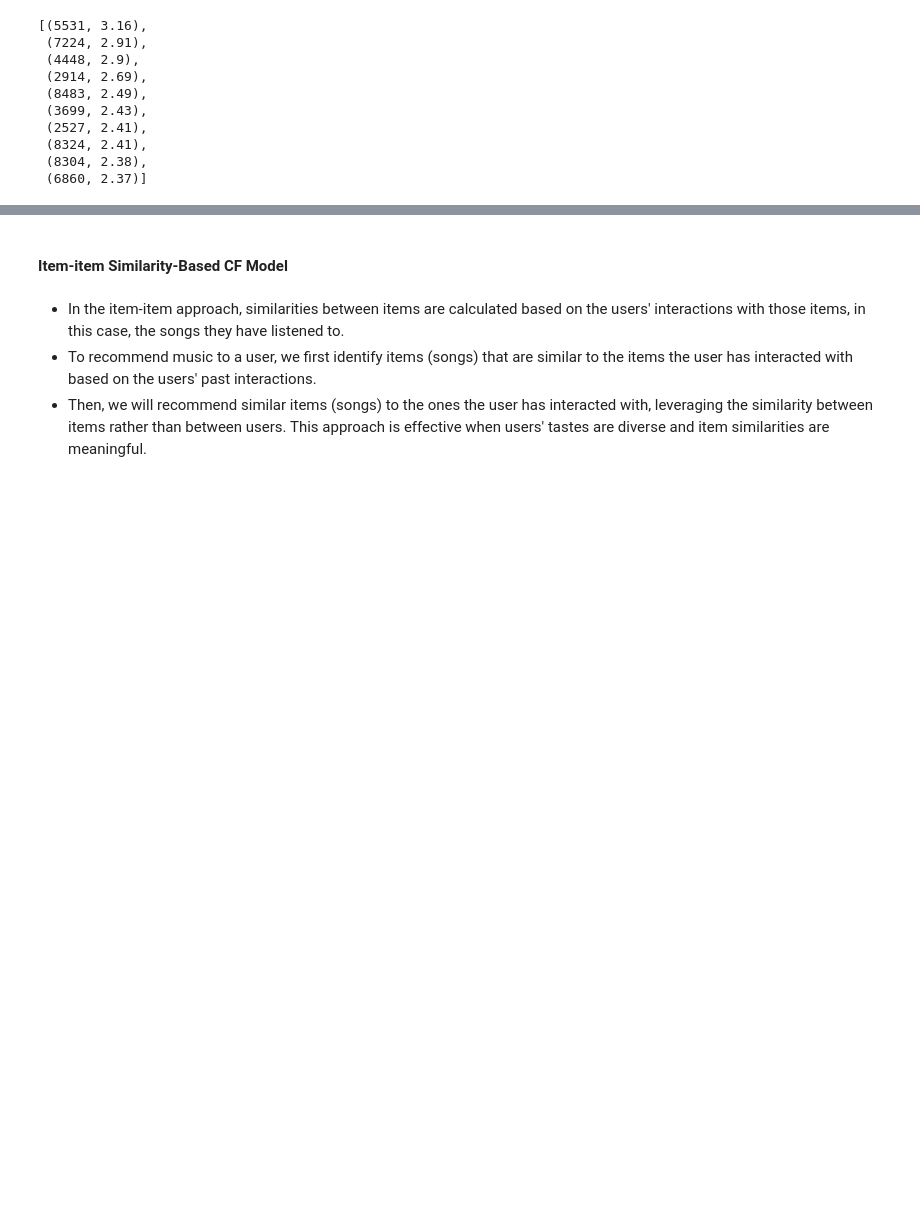
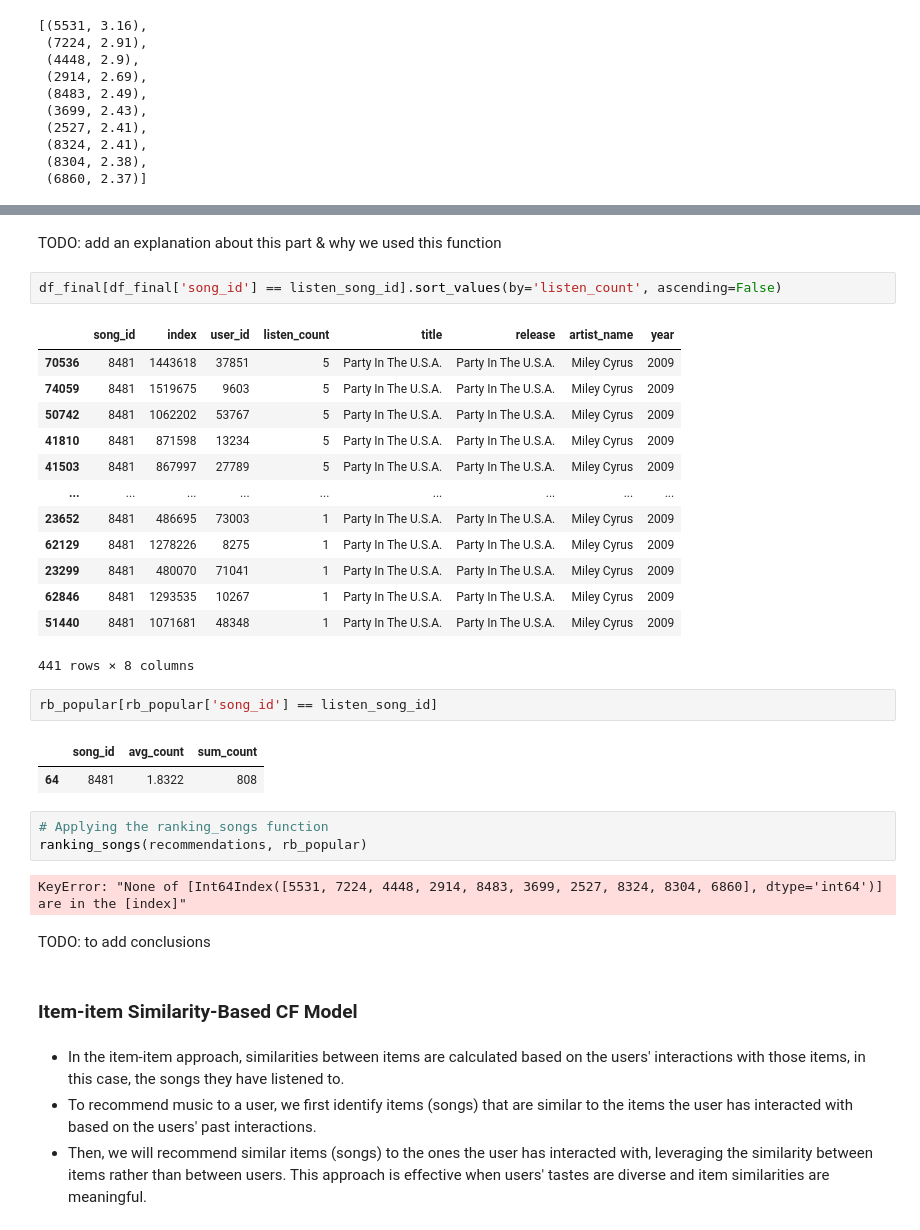
Before and after one commit to ariel-hedvat/AdvancedMLDLCourseAssignments, a Jupyter notebook: finalProject/Recommendation_System_Project_Group_4.ipynb, the cells around one changed output, grey strips where cells are left out. Saved outputs shown, nothing was run; the diff lists cells and outputs as text; blank space fills up the shorter version.

```diff
--- a/finalProject/Recommendation_System_Project_Group_4.ipynb
+++ b/finalProject/Recommendation_System_Project_Group_4.ipynb
@@ -2172,8 +2184,38 @@ pd.DataFrame(recommendations, columns=['song_id', 'predicted_play_count'])
 | 7 | 8324 | 2.41 |
 | 8 | 8304 | 2.38 |
 | 9 | 6860 | 2.37 |
+# %% [markdown]
+TODO: add an explanation about this part & why we used this function
+# %%
+df_final[df_final['song_id'] == listen_song_id].sort_values(by='listen_count', ascending=False)
+# %% [output]
+|  | song_id | index | user_id | listen_count | title | release | artist_name | year |
+| 70536 | 8481 | 1443618 | 37851 | 5 | Party In The U.S.A. | Party In The U.S.A. | Miley Cyrus | 2009 |
+| 74059 | 8481 | 1519675 | 9603 | 5 | Party In The U.S.A. | Party In The U.S.A. | Miley Cyrus | 2009 |
+| 50742 | 8481 | 1062202 | 53767 | 5 | Party In The U.S.A. | Party In The U.S.A. | Miley Cyrus | 2009 |
+| 41810 | 8481 | 871598 | 13234 | 5 | Party In The U.S.A. | Party In The U.S.A. | Miley Cyrus | 2009 |
+| 41503 | 8481 | 867997 | 27789 | 5 | Party In The U.S.A. | Party In The U.S.A. | Miley Cyrus | 2009 |
+| ... | ... | ... | ... | ... | ... | ... | ... | ... |
+| 23652 | 8481 | 486695 | 73003 | 1 | Party In The U.S.A. | Party In The U.S.A. | Miley Cyrus | 2009 |
+| 62129 | 8481 | 1278226 | 8275 | 1 | Party In The U.S.A. | Party In The U.S.A. | Miley Cyrus | 2009 |
+| 23299 | 8481 | 480070 | 71041 | 1 | Party In The U.S.A. | Party In The U.S.A. | Miley Cyrus | 2009 |
+| 62846 | 8481 | 1293535 | 10267 | 1 | Party In The U.S.A. | Party In The U.S.A. | Miley Cyrus | 2009 |
+| 51440 | 8481 | 1071681 | 48348 | 1 | Party In The U.S.A. | Party In The U.S.A. | Miley Cyrus | 2009 |
+441 rows × 8 columns
+# %%
+rb_popular[rb_popular['song_id'] == listen_song_id]
+# %% [output]
+|  | song_id | avg_count | sum_count |
+| 64 | 8481 | 1.8322 | 808 |
+# %%
+# Applying the ranking_songs function
+ranking_songs(recommendations, rb_popular)
+# %% [output]
+KeyError: "None of [Int64Index([5531, 7224, 4448, 2914, 8483, 3699, 2527, 8324, 8304, 6860], dtype='int64')] are in the [index]"
+# %% [markdown]
+TODO: to add conclusions
 # %% [markdown]
-#### Item-item Similarity-Based CF Model
+### Item-item Similarity-Based CF Model
 # %% [markdown]
 * In the item-item approach, similarities between items are calculated based on the users' interactions with those items, in this case, the songs they have listened to.
 * To recommend music to a user, we first identify items (songs) that are similar to the items the user has interacted with based on the users' past interactions.
```
Also changed, not shown: parts of 41 cells of this notebook.
